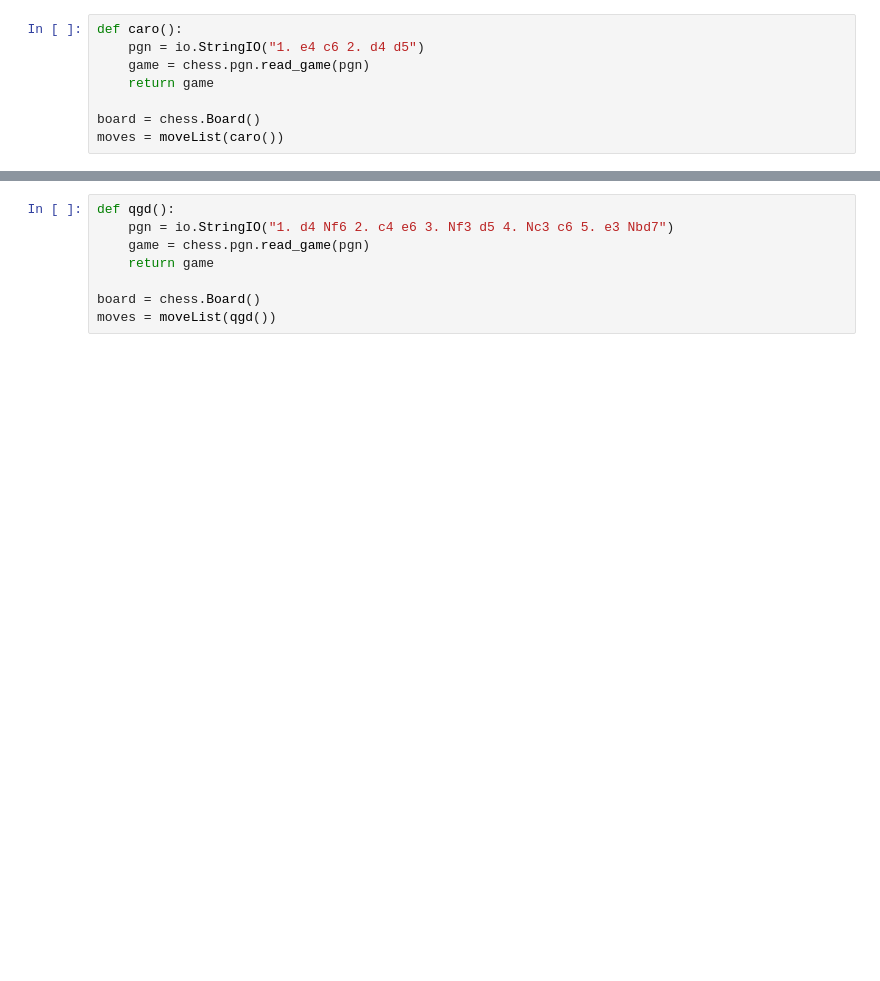
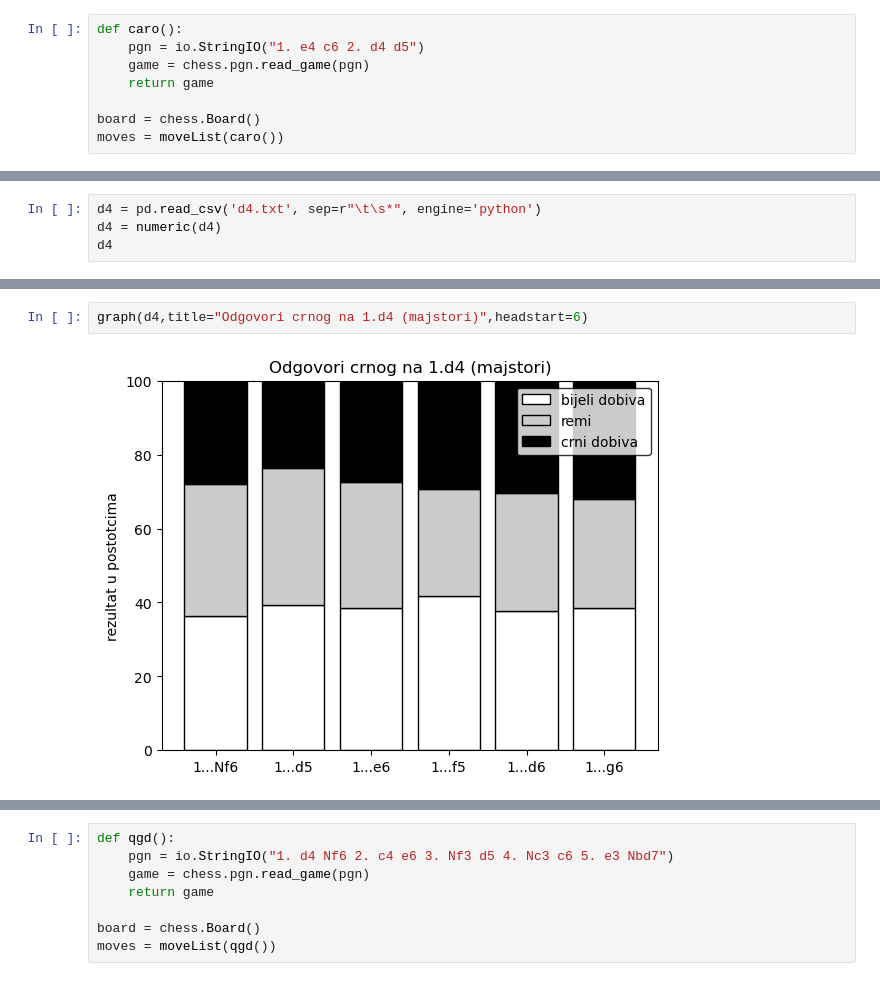
Before and after one commit to ring-bearer/ms, a Jupyter notebook: sah.ipynb, the cells around one changed output, grey strips where cells are left out. Cells and saved outputs as stored; diff of their text form; blank space fills up the shorter version.

```diff
--- a/sah.ipynb
+++ b/sah.ipynb
@@ -475,0 +497,4 @@ graph(noobe4,8)
+# %%
+d4 = pd.read_csv('d4.txt', sep=r"\t\s*", engine='python')
+d4 = numeric(d4)
+d4
@@ -475,0 +519,4 @@ graph(noobe4,8)
+# %%
+graph(d4,title="Odgovori crnog na 1.d4 (majstori)",headstart=6)
+# %% [output]
+[figure, added]
```
Also changed, not shown: parts of 25 cells of this notebook, 2 other files.
